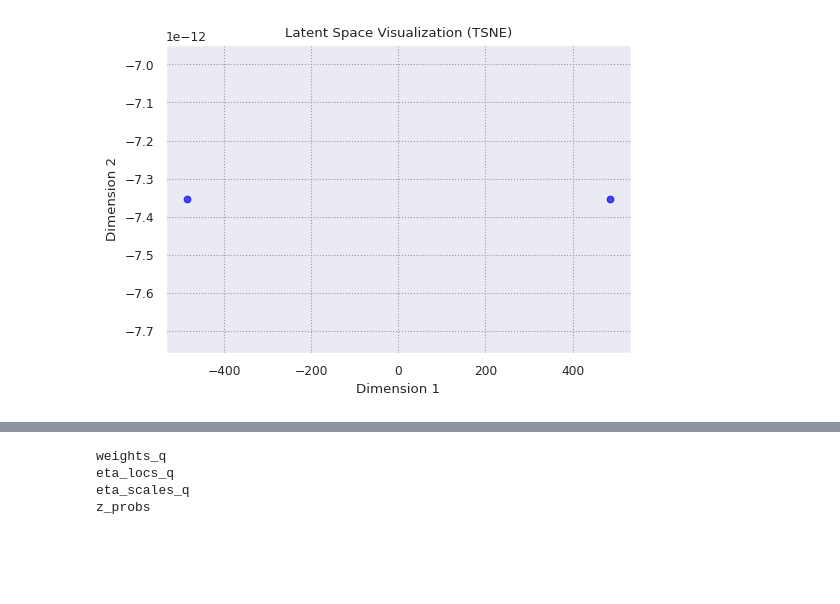
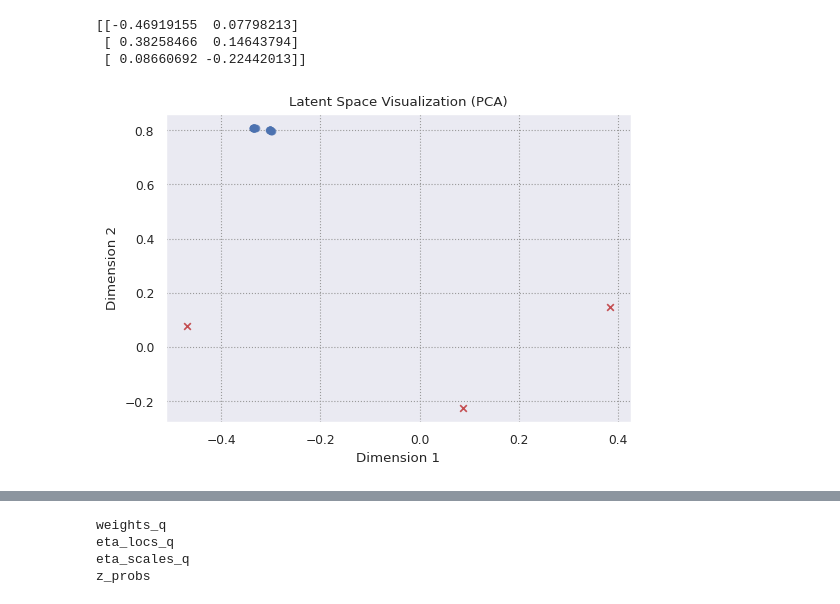
Before and after one commit to wgobrien/metagnn, a Jupyter notebook: notebooks/minimizer.ipynb, the cells around one changed output, grey strips where cells are left out. Drawn from its saved outputs; the diff is of its cells as text; code cells hidden in the pictures; blank space fills up the shorter version.

```diff
--- a/notebooks/minimizer.ipynb
+++ b/notebooks/minimizer.ipynb
@@ -129,0 +238,11 @@ plt.show()
+# %%
+import scipy.cluster.hierarchy as sch
+fft_mtx = sample_batch["graph_sim"]
+linked_fft = sch.linkage(fft_mtx, method='ward')
+
+plt.figure(figsize=(10, 7))
+sch.dendrogram(linked_fft)
+plt.title("Dendrogram for linked_fft")
+plt.xlabel("Samples")
+plt.ylabel("Distance")
+plt.show()
@@ -129,0 +253,17 @@ plt.show()
+# %%
+from sklearn.decomposition import PCA
+import matplotlib.pyplot as plt
+
+# Reduce dimensions for visualization
+pca = PCA(n_components=2)
+reduced_fft = pca.fit_transform(sample_batch["graph_sim"])
+
+# Plot clusters
+plt.figure(figsize=(12, 6))
+
+# fft clusters
+plt.subplot(1, 2, 2)
+plt.scatter(reduced_fft[:, 0], reduced_fft[:, 1], c=labels_fft, cmap='viridis')
+plt.title("Clusters from FFT Matrix")
+
+plt.show()
@@ -146,6 +309,6 @@ def get_learned_params(vae, batch):
 # %%
 for batch in dataloader:
-    fft_mtx = batch['ani_mtx']
+    fft_mtx = batch['fft_mtx']
     graphs = batch['graphs']
     headers = batch["headers"][0]
     headers = [tuple(s.split()[:2]) for s in headers]
@@ -159,27 +318,34 @@ for batch in dataloader:
 # %%
 # pyro.get_param_store().keys()
 # %%
-def visualize_latent_space(model, batch, method="pca"):
+def visualize_latent_space(model, batch, method="tsne"):
     """
     Visualize the latent space (eta) using PCA or t-SNE.
     """
     with torch.no_grad():
         eta_loc = pyro.param("eta_locs_q")
     if method.lower() == "pca":
-        reduced = PCA(n_components=2).fit_transform(eta_loc.detach().numpy())
+        pca = PCA(n_components=2).fit(eta_loc.detach().numpy())
+        reduced = pca.transform(eta_loc.detach().numpy())
+        reduced_batch = pca.transform(model._guide(batch["graphs"], batch["graph_sim"])[0].detach().numpy())
     elif method.lower() == "tsne":
         reduced = TSNE(n_components=2, perplexity=1).fit_transform(eta_loc.detach().numpy())
+        reduced_batch = pca.transform(model._guide(batch["graphs"], batch["graph_sim"])[0].detach().numpy())
     else:
         raise ValueError("Method should be 'pca' or 'tsne'")
-
-    plt.scatter(reduced[:, 0], reduced[:, 1], c="blue", alpha=0.7)
+    print(reduced)
+    plt.scatter(reduced_batch[:, 0], reduced_batch[:, 1], alpha=.6)
+    plt.scatter(reduced[:, 0], reduced[:, 1], c="r", marker="x", alpha=1.)
     plt.title(f"Latent Space Visualization ({method.upper()})")
     plt.xlabel("Dimension 1")
     plt.ylabel("Dimension 2")
     plt.show()
-visualize_latent_space(vae, sample_batch, method="tsne")
+visualize_latent_space(vae, sample_batch, method="pca")
 # %% [output]
+[[-0.46919155  0.07798213]
+ [ 0.38258466  0.14643794]
+ [ 0.08660692 -0.22442013]]
-[figure, old version]
+[figure, new version]
 # %%
 def plot_mixture_weights(model):
     """
```
Also changed, not shown: parts of 43 cells of this notebook, 15 other files.
